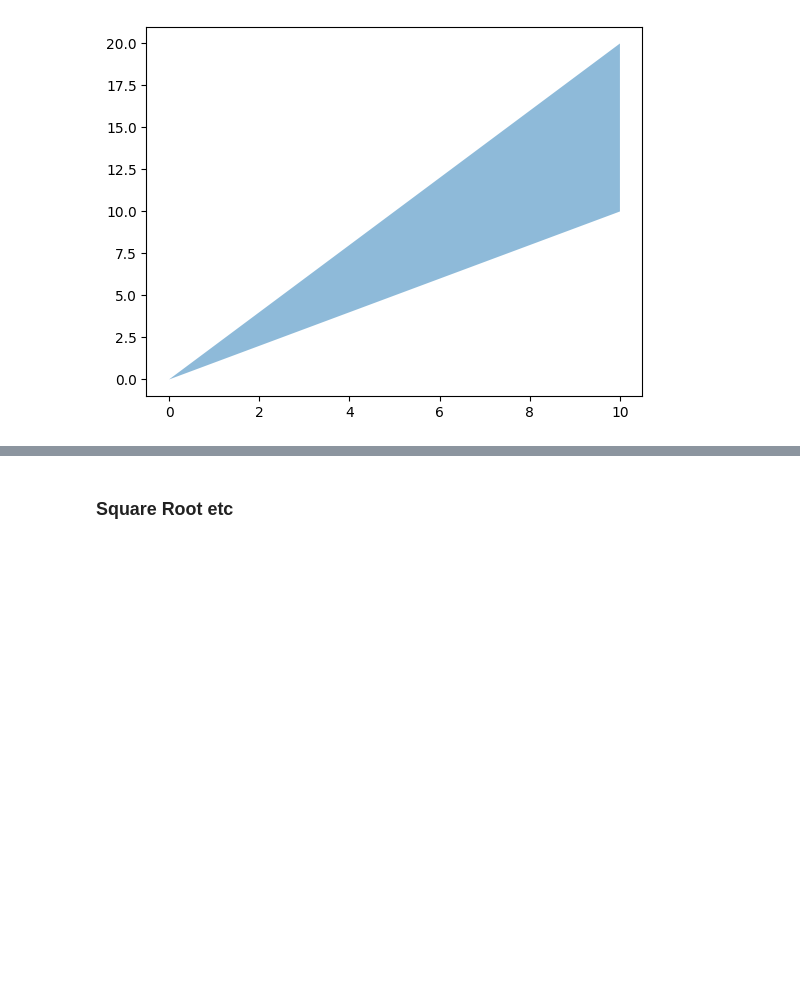
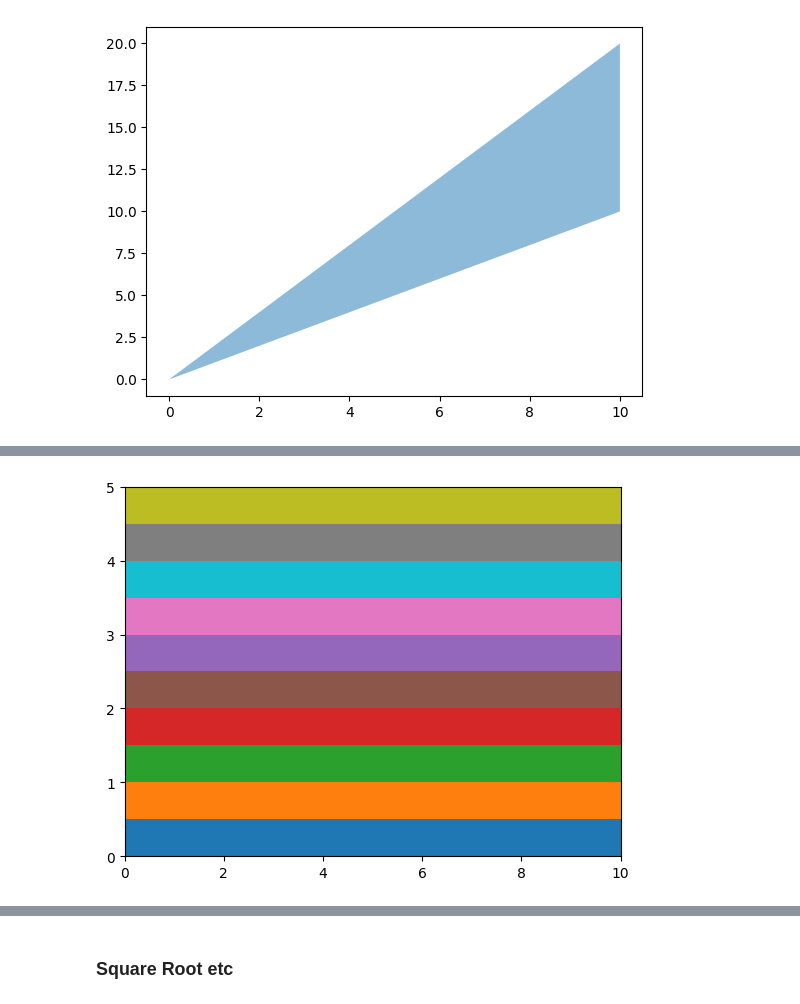
Before and after one commit to ifsm/pymus, a Jupyter notebook: Calculations, Plot, Conditions, Strings/Calculations, Plot, Conditions, Strings.ipynb, the cells around one changed output, grey strips where cells are left out. Saved outputs shown, nothing was run; the diff lists cells and outputs as text; code cells hidden in the pictures; blank space fills up the shorter version.

Commit message:
Added Colors Explanations

```diff
--- a/Calculations, Plot, Conditions, Strings/Calculations, Plot, Conditions, Strings.ipynb
+++ b/Calculations, Plot, Conditions, Strings/Calculations, Plot, Conditions, Strings.ipynb
@@ -852,0 +901,23 @@ The Artist class is responsible for the appearence of the individual subplots. %
+# %%
+import numpy as np
+import matplotlib.pyplot as plt
+
+x = np.arange(0, 12, 2)
+ay = [0.5, 0.5, 0.5, 0.5, 0.5, 0.5]
+by = [0.5, 0.5, 0.5, 0.5, 0.5, 0.5]
+cy = [0.5, 0.5, 0.5, 0.5, 0.5, 0.5]
+dy = [0.5, 0.5, 0.5, 0.5, 0.5, 0.5]
+ey = [0.5, 0.5, 0.5, 0.5, 0.5, 0.5]
+fy = [0.5, 0.5, 0.5, 0.5, 0.5, 0.5]
+gy = [0.5, 0.5, 0.5, 0.5, 0.5, 0.5]
+hy = [0.5, 0.5, 0.5, 0.5, 0.5, 0.5]
+iy = [0.5, 0.5, 0.5, 0.5, 0.5, 0.5]
+jy = [0.5, 0.5, 0.5, 0.5, 0.5, 0.5]
+y = np.vstack([ay, by, cy, dy, ey, fy, gy, hy, iy, jy])
+
+plt.stackplot (x, y, colors=['tab:blue', 'tab:orange', 'tab:green', 'tab:red', 'tab:brown', 'tab:purple', 'tab:pink', 'tab:cyan', 'tab:gray', 'tab:olive' ]) # the colors list doesn't need to have the same amount of elements as the y-stack
+plt.xlim (0, 10)
+plt.ylim (0, 5)
+plt.show()
+# %% [output]
+[figure, added]
```
Also changed, not shown: parts of 36 cells of this notebook.
